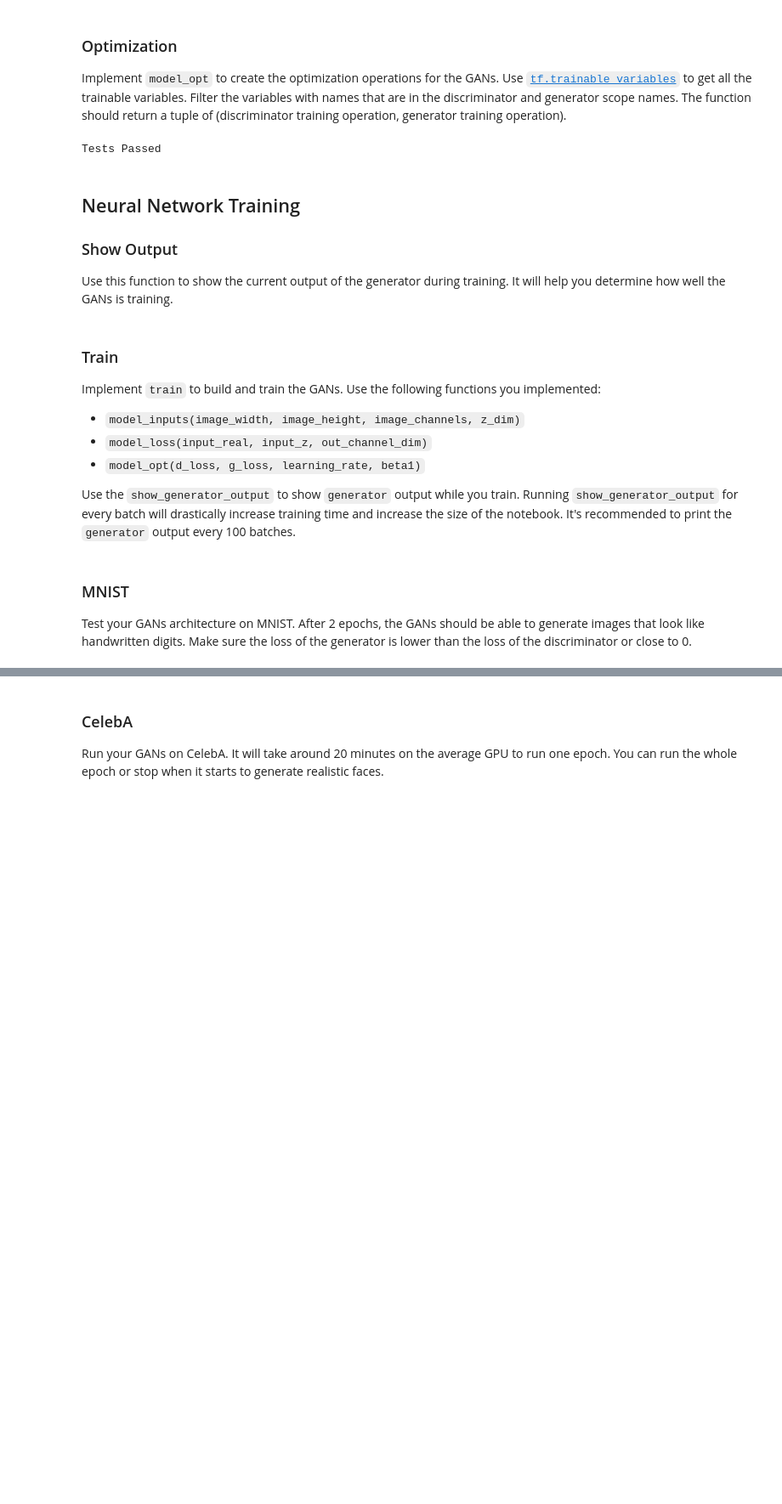
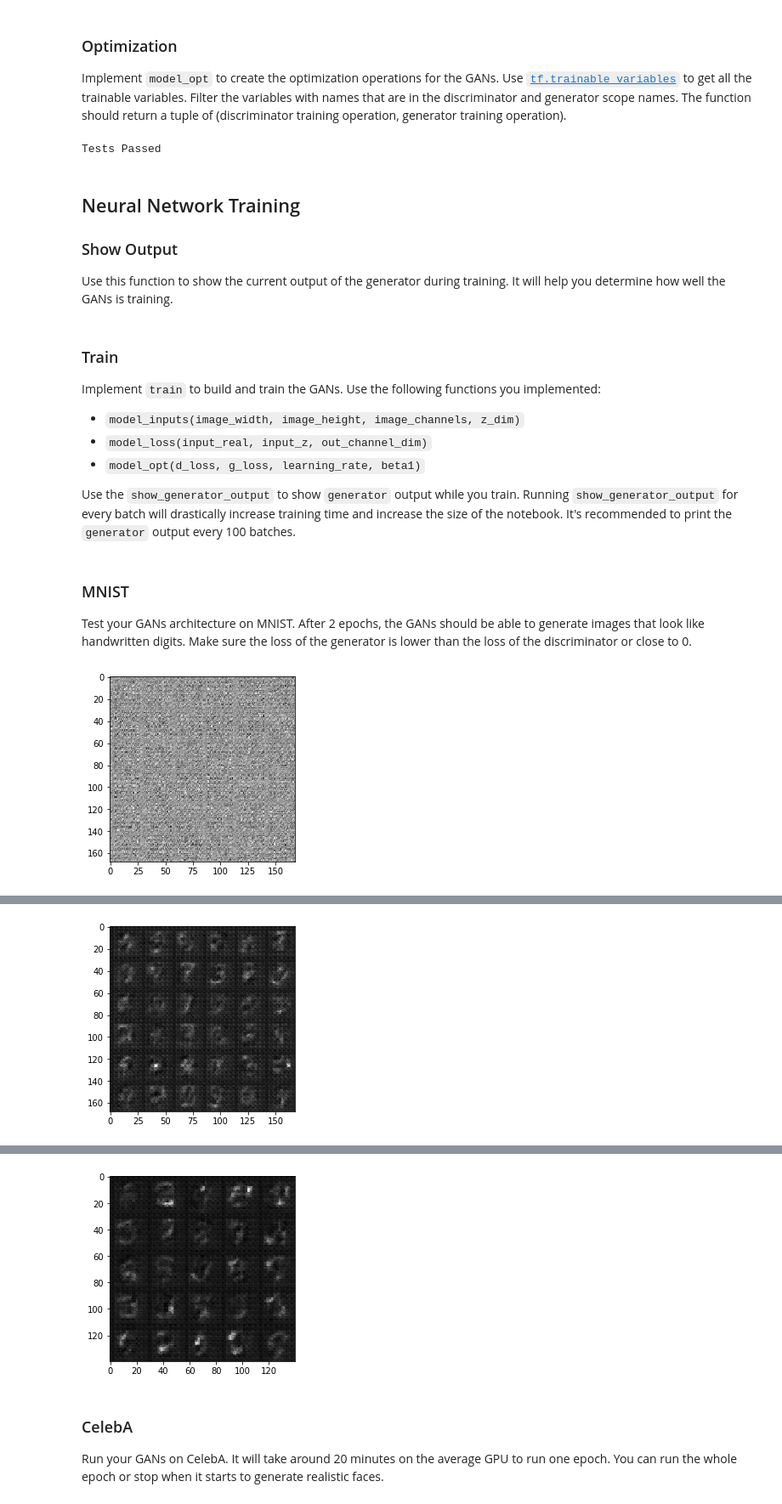
Before and after one commit to nusco/deep-learning, a Jupyter notebook: face_generation/dlnd_face_generation.ipynb, the cells around one changed output, grey strips where cells are left out. Shown at 85% size. Drawn from its saved outputs; the diff is of its cells as text; code cells hidden in the pictures; blank space fills up the shorter version.

```diff
--- a/face_generation/dlnd_face_generation.ipynb
+++ b/face_generation/dlnd_face_generation.ipynb
@@ -144,13 +145,13 @@ def discriminator(images, reuse=False):
         return tf.maximum(ALPHA * x, x)
 
     def convolution(x, filters, strides=2):
-        return tf.layers.conv2d(x, filters, 5, strides=strides, padding='same')
+        return tf.layers.conv2d(x, filters, 2, strides=strides, padding='same')
 
     def batch_normalization(x):
         return tf.layers.batch_normalization(x, training=True)
 
     with tf.variable_scope('discriminator', reuse=reuse):
-        # Dimensions: 28x28xDepth, where Depth is either 1 or 3
+        # Dimensions: -1*28*28*Depth, where Depth is either 1 or 3
 
         # Convolution layer 1
         layer1 = convolution(images, filters=64)
@@ -253,19 +258,19 @@ def model_loss(input_real, input_z, out_channel_dim):
     :param out_channel_dim: The number of channels in the output image
     :return: A tuple of (discriminator loss, generator loss)
     """
-    g_model = generator(input_z, out_channel_dim)
-    d_model_real, d_logits_real = discriminator(input_real)
-    d_model_fake, d_logits_fake = discriminator(g_model, reuse=True)
+    g_output = generator(input_z, out_channel_dim)
+    d_output_real, d_logits_real = discriminator(input_real)
+    d_output_fake, d_logits_fake = discriminator(g_output, reuse=True)
 
-    d_ce_real = tf.nn.sigmoid_cross_entropy_with_logits(logits=d_logits_real, labels=tf.ones_like(d_model_real))
+    d_ce_real = tf.nn.sigmoid_cross_entropy_with_logits(logits=d_logits_real, labels=tf.ones_like(d_output_real))
     d_loss_real = tf.reduce_mean(d_ce_real)
 
-    d_ce_fake = tf.nn.sigmoid_cross_entropy_with_logits(logits=d_logits_fake, labels=tf.zeros_like(d_model_fake))
+    d_ce_fake = tf.nn.sigmoid_cross_entropy_with_logits(logits=d_logits_fake, labels=tf.zeros_like(d_output_fake))
     d_loss_fake = tf.reduce_mean(d_ce_fake)
 
     d_loss = d_loss_real + d_loss_fake
 
-    g_ce = tf.nn.sigmoid_cross_entropy_with_logits(logits=d_logits_fake, labels=tf.ones_like(d_model_fake))
+    g_ce = tf.nn.sigmoid_cross_entropy_with_logits(logits=d_logits_fake, labels=tf.ones_like(d_output_fake))
     g_loss = tf.reduce_mean(g_ce)
 
     return d_loss, g_loss
@@ -360,10 +365,7 @@ def train(epoch_count, batch_size, z_dim, learning_rate, beta1, get_batches, dat
     :param data_shape: Shape of the data
     :param data_image_mode: The image mode to use for images ("RGB" or "L")
     """
-    tf.reset_default_graph()
-
     out_channel_dim = data_shape[3]
-
     input_real, input_z, input_learning_rate = model_inputs(data_shape[1], data_shape[2], out_channel_dim, z_dim)
 
     d_loss, g_loss = model_loss(input_real, input_z, out_channel_dim)
@@ -377,20 +379,19 @@ def train(epoch_count, batch_size, z_dim, learning_rate, beta1, get_batches, dat
         sess.run(tf.global_variables_initializer())
         for epoch_i in range(epoch_count):
             for batch_images in get_batches(batch_size):
-                # Sample random noise for G
                 batch_z = np.random.uniform(-1, 1, size=(batch_size, z_dim))
 
-                step += 1
-
-                # Run optimizers
                 sess.run(d_operation, feed_dict={
                     input_real: batch_images,
                     input_z: batch_z,
                     input_learning_rate: learning_rate})
                 sess.run(g_operation, feed_dict={
+                    input_real: batch_images,
                     input_z: batch_z,
-                    input_real: batch_images,
                     input_learning_rate: learning_rate})
+
+                if step % SHOW_EVERY_STEPS == 0:
+                    show_generator_output(sess, 36, input_z, out_channel_dim, data_image_mode)
 
                 if step % PRINT_EVERY_STEPS == 0:
                     d_train_loss = d_loss.eval({
@@ -404,26 +405,28 @@ def train(epoch_count, batch_size, z_dim, learning_rate, beta1, get_batches, dat
                           "Discriminator Loss: {:.4f}...".format(d_train_loss),
                           "Generator Loss: {:.4f}".format(g_train_loss))
 
-                if (step == 1) or (step % SHOW_EVERY_STEPS == 0):
-                    show_generator_output(sess, 36, input_z, out_channel_dim, data_image_mode)
+                step += 1
 
-        show_generator_output(sess, 36, input_z, out_channel_dim, data_image_mode)
+        show_generator_output(sess, 25, input_z, out_channel_dim, data_image_mode)
 # %% [markdown]
 ### MNIST
 Test your GANs architecture on MNIST.  After 2 epochs, the GANs should be able to generate images that look like handwritten digits.  Make sure the loss of the generator is lower than the loss of the discriminator or close to 0.
 # %%
 batch_size = 1024
 z_dim = 100
 learning_rate = 0.0002
-beta1 = 0.5
+beta1 = 0.4
 
+tf.reset_default_graph()
 
 """
 DON'T MODIFY ANYTHING IN THIS CELL THAT IS BELOW THIS LINE
 """
 epochs = 2
 
 mnist_dataset = helper.Dataset('mnist', glob(os.path.join(data_dir, 'mnist/*.jpg')))
 with tf.Graph().as_default():
     train(epochs, batch_size, z_dim, learning_rate, beta1, mnist_dataset.get_batches,
           mnist_dataset.shape, mnist_dataset.image_mode)
+# %% [output]
+[figure, added]
@@ -429,0 +443 @@ with tf.Graph().as_default():
+[figure, added]
@@ -430,3 +446,4 @@ with tf.Graph().as_default():
+[figure, added]
 # %% [markdown]
 ### CelebA
 Run your GANs on CelebA.  It will take around 20 minutes on the average GPU to run one epoch.  You can run the whole epoch or stop when it starts to generate realistic faces.
```
Also changed, not shown: parts of 6 cells of this notebook.
